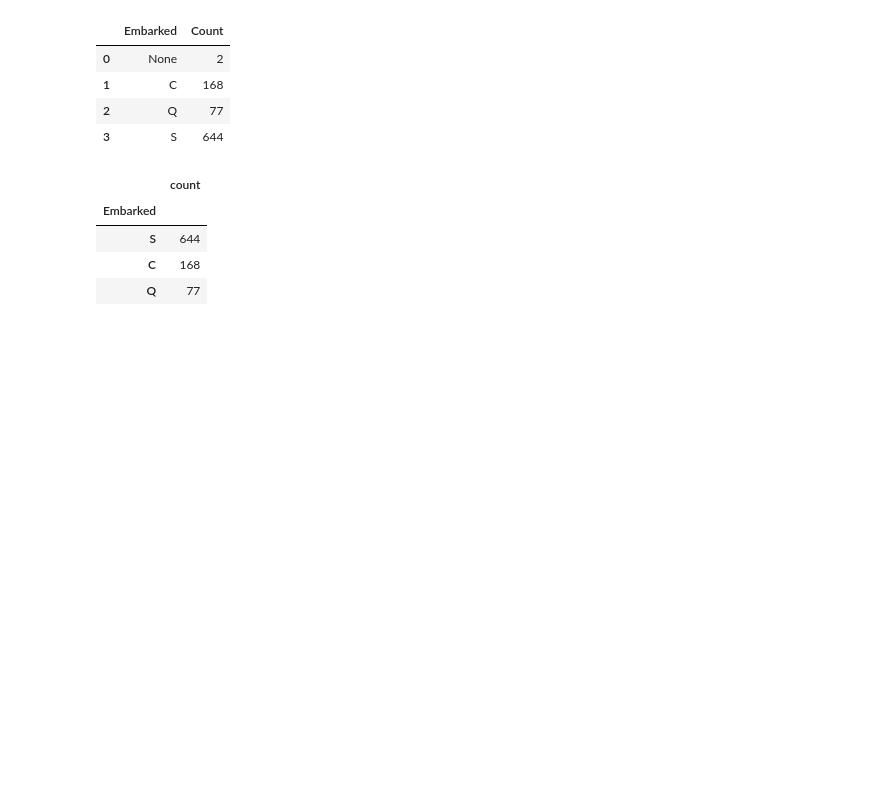
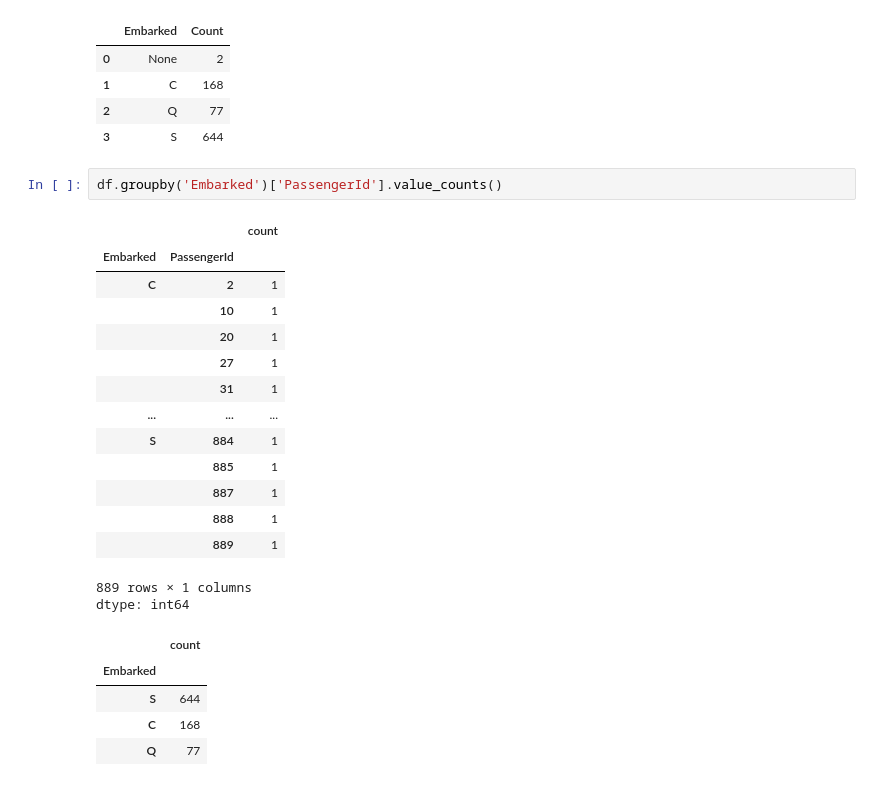
Before and after one commit to byambaa1982/python_cources_for_beginers, a Jupyter notebook: titanic_data_analysis/basic_sql_practice.ipynb, the cells around one changed output. Drawn from its saved outputs; the diff is of its cells as text; blank space fills up the shorter version.

```diff
--- a/titanic_data_analysis/basic_sql_practice.ipynb
+++ b/titanic_data_analysis/basic_sql_practice.ipynb
@@ -101,6 +101,24 @@ df
 | 1 | C | 168 |
 | 2 | Q | 77 |
 | 3 | S | 644 |
+# %%
+df.groupby('Embarked')['PassengerId'].value_counts()
+# %% [output]
+|  |  | count |
+| Embarked | PassengerId |  |
+| C | 2 | 1 |
+|  | 10 | 1 |
+|  | 20 | 1 |
+|  | 27 | 1 |
+|  | 31 | 1 |
+| ... | ... | ... |
+| S | 884 | 1 |
+|  | 885 | 1 |
+|  | 887 | 1 |
+|  | 888 | 1 |
+|  | 889 | 1 |
+889 rows × 1 columns
+dtype: int64
 # %%
 # %% [output]
 |  | count |
```
